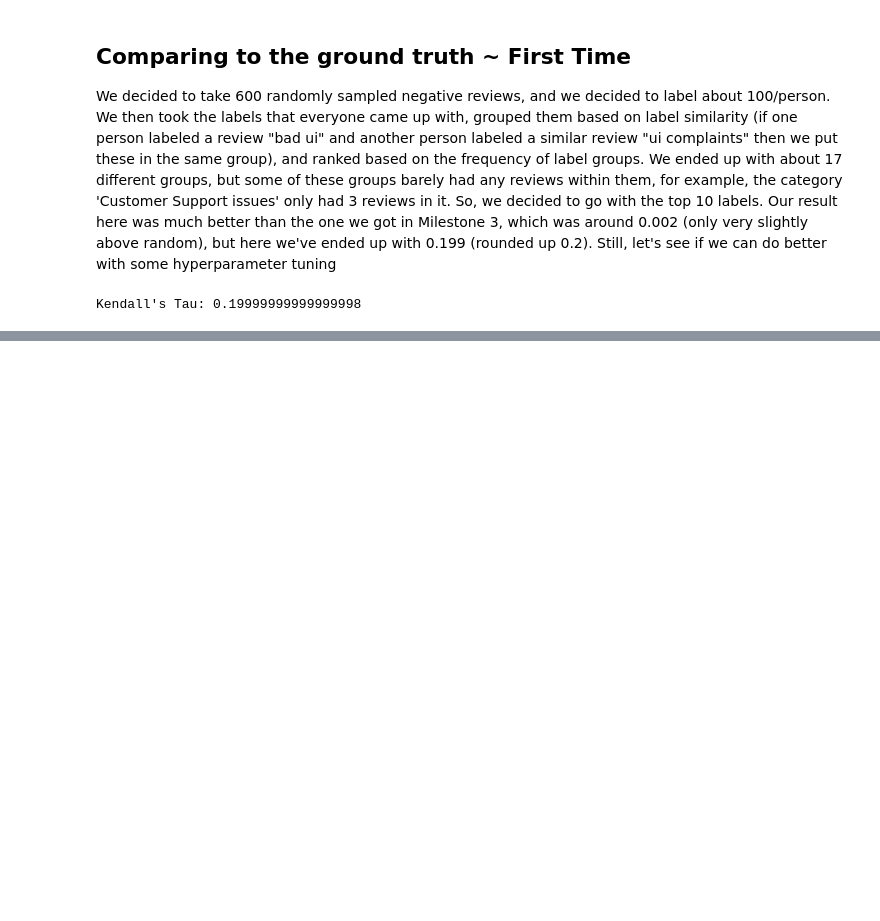
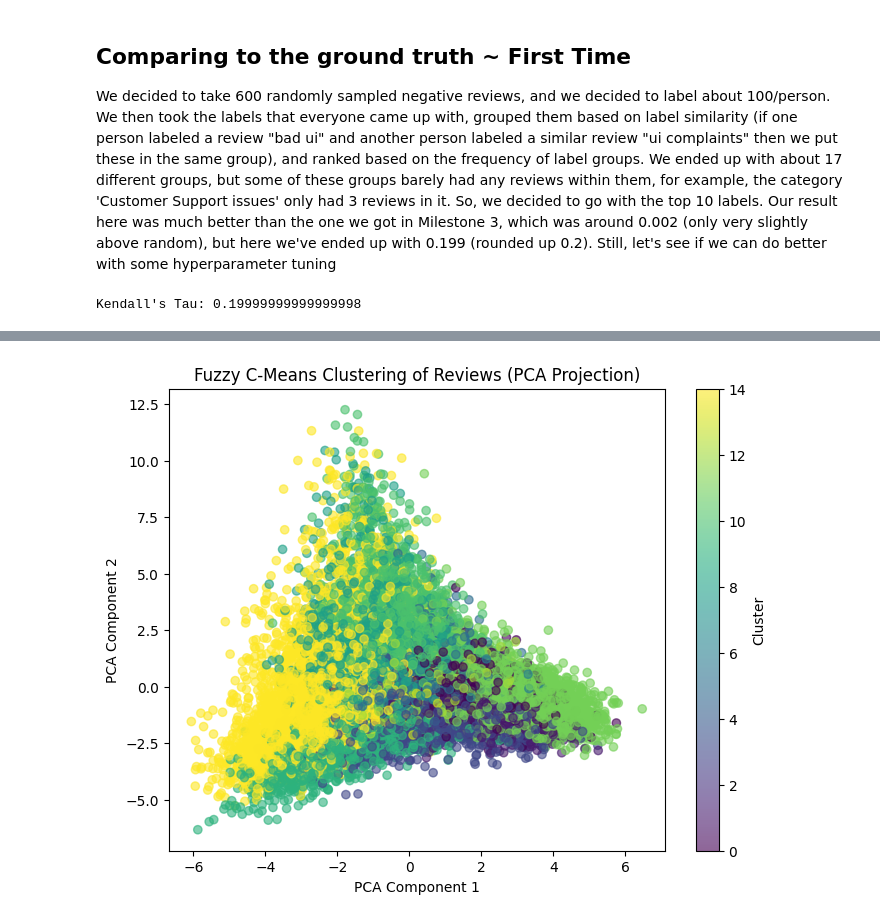
Before and after one commit to dregmi08/Milestone-2-Data-Exploration-Initial-Preprocessing, a Jupyter notebook: Milestone4.ipynb, the cells around one changed output, grey strips where cells are left out. Drawn from its saved outputs; the diff is of its cells as text; code cells hidden in the pictures; blank space fills up the shorter version.

```diff
--- a/Milestone4.ipynb
+++ b/Milestone4.ipynb
@@ -212,0 +254,70 @@ For our second model, there are two main things that we can tweak to ensure a mo
+# %%
+import numpy as np
+import pandas as pd
+import skfuzzy as fuzz
+from sklearn.feature_extraction.text import TfidfVectorizer
+from sklearn.preprocessing import StandardScaler
+from sklearn.decomposition import PCA
+import matplotlib.pyplot as plt
+
+np.random.seed(20)
+
+# Step 1: Filter the negative reviews (Rating = 1 or 2)
+filtered_negative_reviews = spotify_df[spotify_df['Rating'].isin([1, 2])].copy()
+
+# Step 2: Convert text reviews into TF-IDF features
+vectorizer = TfidfVectorizer(stop_words='english', max_features=1000)
+reviews = filtered_negative_reviews['Review'].values
+X = vectorizer.fit_transform(reviews).toarray()
+
+# Step 3: Scale the data
+scaler = StandardScaler()
+X_scaled = scaler.fit_transform(X)
+
+# Step 4: Perform fuzzy c-means clustering (with 15 clusters)
+c = 15  # Number of clusters
+m = 2  # Fuzziness factor
+cntr, u, u0, d, jm, p, fpc = fuzz.cluster.cmeans(
+    X_scaled.T, c, m, error=0.005, maxiter=1000, init=None
+)
+
+# Step 5: Get cluster assignments
+cluster_assignments = np.argmax(u, axis=0)
+
+# Step 6: Directly assign the clusters to the original DataFrame
+# Make sure to do this assignment using `.loc` to avoid SettingWithCopyWarning
+spotify_df.loc[filtered_negative_reviews.index, 'Negative_Review_Cluster'] = cluster_assignments
+
+# Step 7: Optionally visualize the clusters using PCA
+pca = PCA(n_components=2)
+X_2d = pca.fit_transform(X_scaled)
+
+# Plot the clusters
+plt.figure(figsize=(8, 6))
+plt.scatter(X_2d[:, 0], X_2d[:, 1], c=cluster_assignments, cmap='viridis', alpha=0.6)
+plt.title('Fuzzy C-Means Clustering of Reviews (PCA Projection)')
+plt.xlabel('PCA Component 1')
+plt.ylabel('PCA Component 2')
+plt.colorbar(label='Cluster')
+plt.show()
+
+# Step 8: Print the top terms for each cluster
+terms = vectorizer.get_feature_names_out()
+for i, center in enumerate(cntr):
+    print(f"Cluster {i}:")
+    sorted_idx = center.argsort()[-50:][::-1]  # Get top 30 terms
+    top_terms = [terms[idx] for idx in sorted_idx]
+    print(", ".join(top_terms))
+    print()
+
+# Step 9: Count the number of members in each cluster
+cluster_counts = spotify_df['Negative_Review_Cluster'].value_counts()
+
+# Sort clusters by size (descending order by default)
+ranked_clusters = cluster_counts.sort_values(ascending=False)
+
+# Display the rankings
+print("Cluster rankings by size:")
+print(ranked_clusters)
+# %% [output]
+[figure, added]
```
Also changed, not shown: parts of 7 cells of this notebook.
